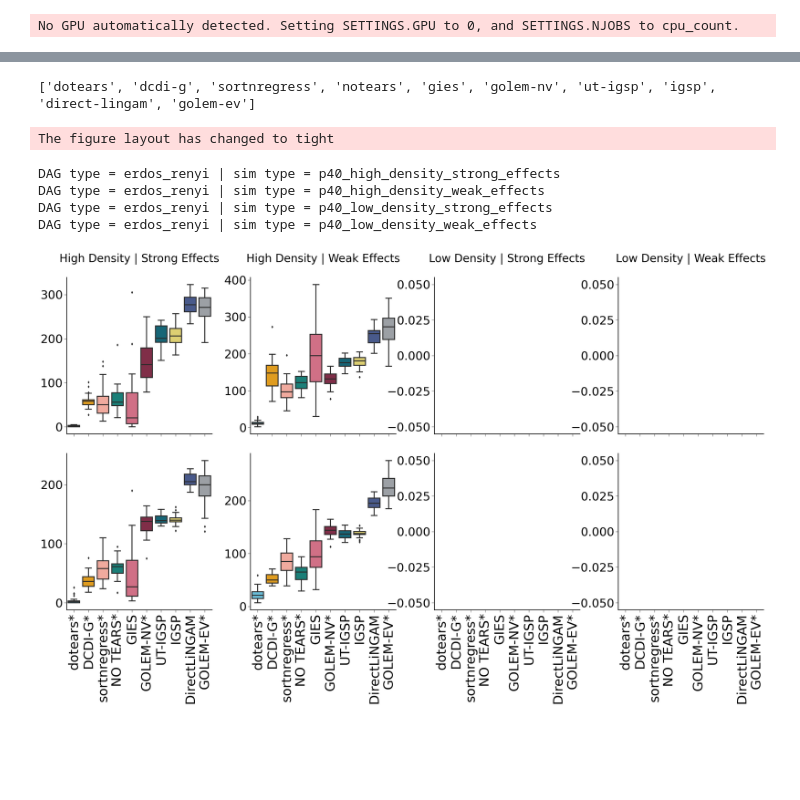
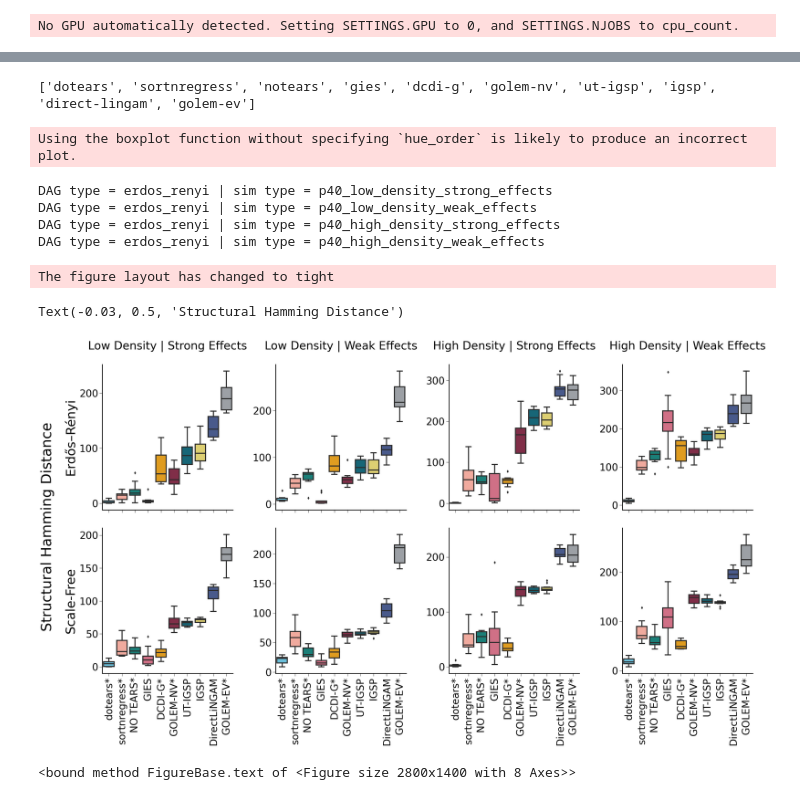
Before and after one commit to asxue/dotears, a Jupyter notebook: notebooks/plotting.ipynb, the cells around one changed output, grey strips where cells are left out. Drawn from its saved outputs; the diff is of its cells as text; code cells hidden in the pictures; blank space fills up the shorter version.

```diff
--- a/notebooks/plotting.ipynb
+++ b/notebooks/plotting.ipynb
@@ -150,3 +177,5 @@ for base_name, out_dir, true_dir, data_dir in all_runs:
+# %%
+df = df.loc[df['sim id'] < 10, :]
 # %%
 mpl.style.use('ggplot')
 # plt.style.use(['science'])
@@ -216,6 +245,10 @@ CV_NAME_DICT = {
     'ut-igsp': 'UT-IGSP',
     'dcdi-g': 'DCDI-G*'
 }
+
+color_dict = {
+    x[0]: x[1] for x in zip(HUE_METHODS, colormap)
+}
 # %%
 
 title_name_map = {
@@ -232,10 +265,10 @@ dag_name_map = {
 }
 
 COL_ORDER = [
+    'p40_low_density_strong_effects',
+    'p40_low_density_weak_effects',
     'p40_high_density_strong_effects',
     'p40_high_density_weak_effects',
-    'p40_low_density_strong_effects',
-    'p40_low_density_weak_effects'
 ]
 # plt.figure(figsize=(12, 8))
 ORDERED_METHODS = sorted(HUE_METHODS, key=lambda x: df.loc[df['method'] == x, 'SHD'].mean())
@@ -243,59 +276,66 @@ DISPLAY_METHODS = [CV_NAME_DICT[x] for x in ORDERED_METHODS]
 
 print(ORDERED_METHODS)
 g = sns.FacetGrid(df, row='DAG type', col='sim type',
-                  height=8,
+                  height=7,
                   aspect=1,
                   sharey=False,
                   col_order=COL_ORDER)
 
 g.map(sns.boxplot, 'method', 'SHD',
       'method',
-      hue_order=HUE_METHODS,
       order=ORDERED_METHODS,
       dodge=False,
-      palette=colormap)
+      palette=color_dict)
 
 fig = plt.gcf()
 # print(fig.subfigures())
 for i, row in enumerate(g.axes):
     for j, ax in enumerate(row):
         something = ax.get_xticklabels()
         ax.set_xticklabels(DISPLAY_METHODS, rotation=90)
 #         plt.xticks(rotation=90)
         title = ax.get_title()
         dag_type = title.split(' | ')[0].split(' = ')[-1]
 
         if i != 0:
             ax.set_title(None)
 
         if j == 0:
-            ax.set_ylabel(None)
-#             ax.set_ylabel('Structural Hamming Distance')
+            if i == 0:
+                ax.set_ylabel('Erdős–Rényi', fontsize=36)
+            else:
+                ax.set_ylabel('Scale-Free', fontsize=36)
 
         ax.set_xlabel(None)
-        ax.tick_params(axis='x', which='major', labelsize=40)
-        ax.tick_params(axis='y', which='major', labelsize=36)
+        ax.tick_params(axis='x', which='major', labelsize=28)
+        ax.tick_params(axis='y', which='major', labelsize=28)
 
         ax.locator_params(axis='y', nbins=5)
 
     if i == 0:
         for ax in row:
             title = ax.get_title()
             print(title)
             sim_type = title.split('|')[-1].split(' = ')[-1]
-            ax.set_title(title_name_map[sim_type] + '\n', fontsize=34)
-
-
-#     plt.savefig('../../dotears/figures/all_sims/main.svg',
-#                 bbox_inches='tight', )
+            ax.set_title(title_name_map[sim_type] + '\n', fontsize=32)
+g.fig.supylabel('Structural Hamming Distance', fontsize=40, x=-0.03)
+# plt.savefig('../../dotears/figures/all_sims/main.png',
+#             bbox_inches='tight',
+#             dpi=72)
 # %% [output]
-['dotears', 'dcdi-g', 'sortnregress', 'notears', 'gies', 'golem-nv', 'ut-igsp', 'igsp', 'direct-lingam', 'golem-ev']
+['dotears', 'sortnregress', 'notears', 'gies', 'dcdi-g', 'golem-nv', 'ut-igsp', 'igsp', 'direct-lingam', 'golem-ev']
-The figure layout has changed to tight
+Using the boxplot function without specifying `hue_order` is likely to produce an incorrect plot.
+DAG type = erdos_renyi | sim type = p40_low_density_strong_effects
+DAG type = erdos_renyi | sim type = p40_low_density_weak_effects
 DAG type = erdos_renyi | sim type = p40_high_density_strong_effects
 DAG type = erdos_renyi | sim type = p40_high_density_weak_effects
-DAG type = erdos_renyi | sim type = p40_low_density_strong_effects
-DAG type = erdos_renyi | sim type = p40_low_density_weak_effects
+The figure layout has changed to tight
+Text(-0.03, 0.5, 'Structural Hamming Distance')
-[figure, old version]
+[figure, new version]
+# %%
+g.fig.text
+# %% [output]
+<bound method FigureBase.text of <Figure size 2800x1400 with 8 Axes>>
 # %%
 
 HUE_METHODS_L1 = ['dotears', 'notears', 'sortnregress', 'direct-lingam', 'golem-nv', 'golem-ev',  ]
```
Also changed, not shown: parts of 11 cells of this notebook, 10 other files.
